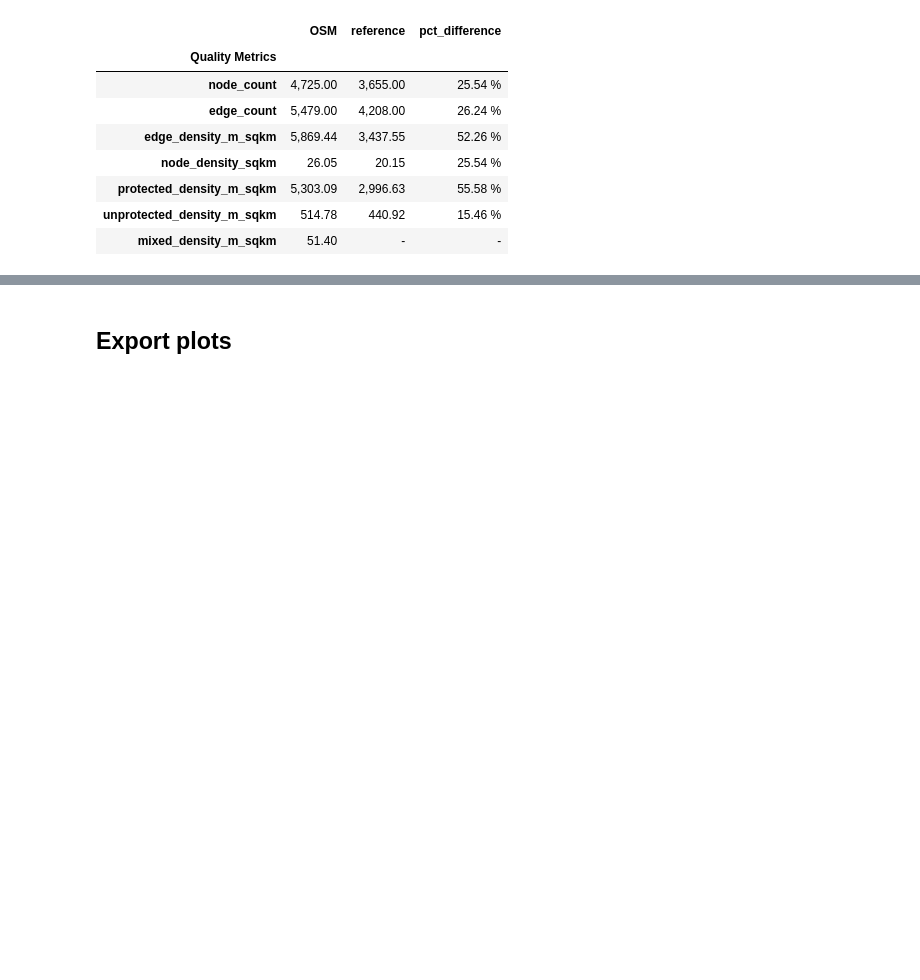
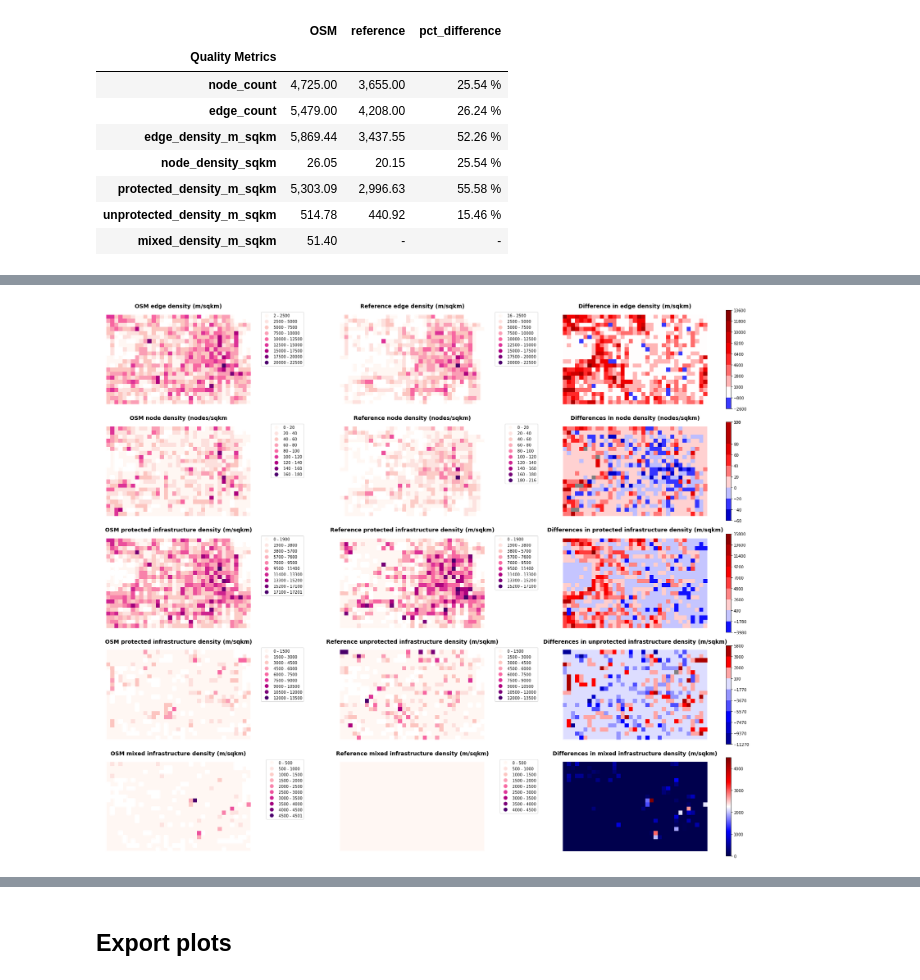
Before and after one commit to anerv/cycling_data_quality, a Jupyter notebook: scripts/03c_extrinsic_analysis_summary.ipynb, the cells around one changed output, grey strips where cells are left out. Drawn from its saved outputs; the diff is of its cells as text; code cells hidden in the pictures; blank space fills up the shorter version.

```diff
--- a/scripts/03c_extrinsic_analysis_summary.ipynb
+++ b/scripts/03c_extrinsic_analysis_summary.ipynb
@@ -291,0 +320,77 @@ Choose between plotting values for both or plotting differences?
+# %%
+fig_completeness, axes = plt.subplots(nrows=5,ncols=3, figsize=(25,20))
+
+axes = axes.flatten()
+
+plot_cols = [
+    'osm_edge_density','ref_edge_density','edge_density_diff',
+    'osm_node_density','ref_node_density','node_density_diff',
+    'osm_protected_density','ref_protected_density', 'protected_density_diff',
+    'osm_unprotected_density','ref_unprotected_density','unprotected_density_diff',
+    'osm_mixed_density','ref_mixed_density','mixed_density_diff'
+    ]
+
+titles = [
+    'OSM edge density (m/sqkm)', 'Reference edge density (m/sqkm)', 'Difference in edge density (m/sqkm)',
+    'OSM node density (nodes/sqkm', 'Reference node density (nodes/sqkm)', 'Differences in node density (nodes/sqkm)',
+    'OSM protected infrastructure density (m/sqkm)', 'Reference protected infrastructure density (m/sqkm)', 'Differences in protected infrastructure density (m/sqkm)',
+    'OSM unprotected infrastructure density (m/sqkm)','Reference unprotected infrastructure density (m/sqkm)', 'Differences in unprotected infrastructure density (m/sqkm)',
+    'OSM mixed infrastructure density (m/sqkm)', 'Reference mixed infrastructure density (m/sqkm)', 'Differences in mixed infrastructure density (m/sqkm)'
+    ]
+
+cmap_diff = 'seismic' #'Wistia'
+cmap_abs = 'RdPu'
+
+for i, c in enumerate(plot_cols):
+    ax = axes[i]
+    ax.set_axis_off()
+
+    num_levels = 10
+
+    if i in [2, 5, 8, 11, 14] and grid[c].min() < 0:
+
+        cmap, norm = create_color_scale_around_midpoint(num_levels=num_levels, vmin=grid[c].min(),vmax=grid[c].max(), colorscale=cmap_diff)
+
+        # Add grey to a colormap to represent missing value
+        cmap_list = [mpl.colors.rgb2hex(cmap(i)) for i in range(cmap.N)]
+        cmap_list.append('grey')
+        cmap_with_grey = mpl.colors.ListedColormap(cmap_list)
+
+        grid.plot(column= c, ax=ax, norm = norm, cmap = cmap_with_grey, legend=True)
+
+    elif i in [2, 5, 8, 11, 14] and grid[c].min() >= 0:
+        grid.plot(column= c, ax=ax, cmap = cmap_diff, legend=True)
+
+    else:
+        # Create uniform bins OSM and reference plots
+        if i in [0,3,6,9,12]:
+            max_value = max(grid[c].max(),grid[plot_cols[i+1]].max())
+            min_value = min(grid[c].min(),grid[plot_cols[i+1]].min())
+
+        else:
+            max_value = max(grid[c].max(),grid[plot_cols[i-1]].max())
+            min_value = min(grid[c].min(),grid[plot_cols[i-1]].min())
+
+        bins = get_equal_interval_bins(min_value, max_value, num_levels-1)
+
+
+        grid.plot(column=c, ax=ax, legend=True, scheme='user_defined', classification_kwds={'bins':bins}, cmap=cmap_abs)
+
+        leg = ax.get_legend()
+        leg.set_bbox_to_anchor((1.3, 1.))
+        leg.get_frame().set_facecolor('none')
+
+        for lbl in leg.get_texts():
+
+            label_text = lbl.get_text()
+            lower = label_text.split()[0]
+            lower = lower[:-1]
+            upper = label_text.split()[1]
+            new_text = f'{float(lower):.0f} - {float(upper):.0f}'
+            lbl.set_text(new_text)
+
+    ax.set_title(titles[i],  {'fontsize': 14,'fontweight': 'bold'})
+
+plt.tight_layout()
+# %% [output]
+[figure, added]
```
Also changed, not shown: parts of 26 cells of this notebook.
